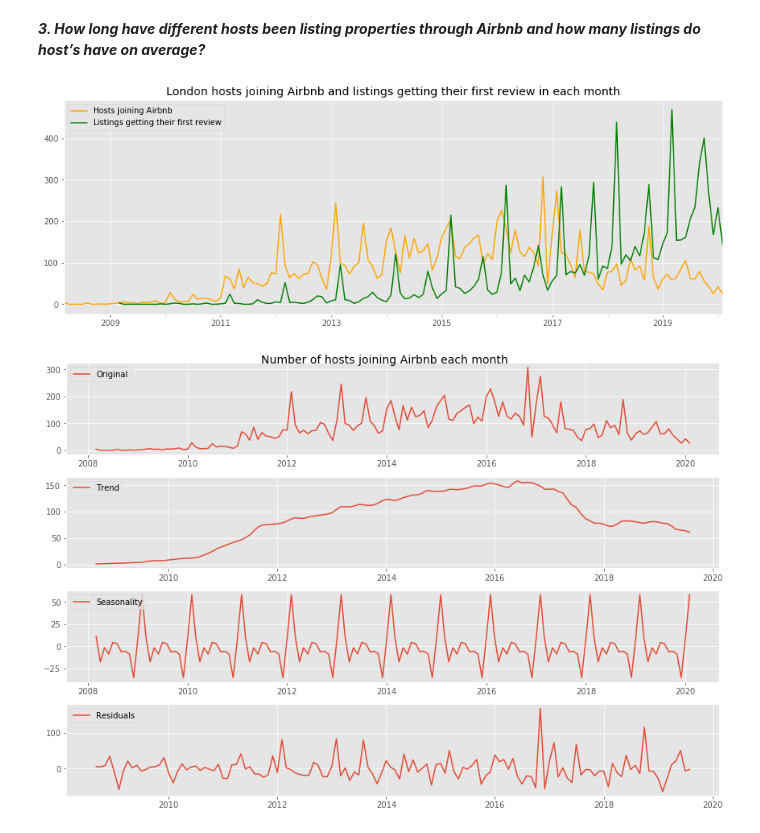
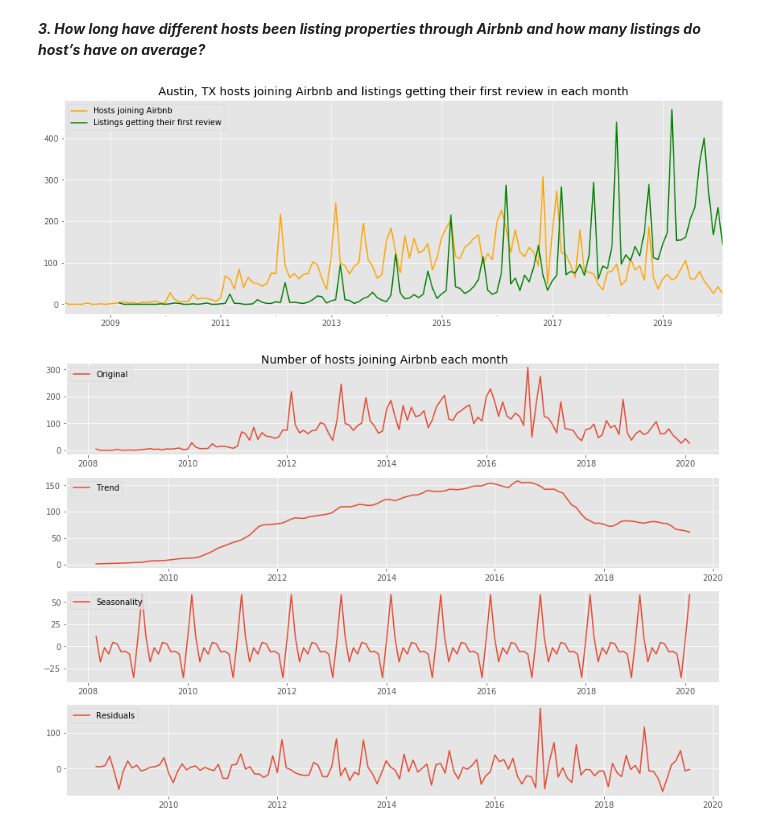
Before and after one commit to Z-Palamara/Capstone_1, a Jupyter notebook: Capstone 1 - EDA.ipynb, the cells around one changed output. Cells and saved outputs as stored; diff of their text form; code cells hidden in the pictures.

```diff
--- a/Capstone 1 - EDA.ipynb
+++ b/Capstone 1 - EDA.ipynb
@@ -120,15 +120,15 @@ df['days_since_first_review'] = (dt(2020, 2, 19) - df.first_review)
 # %%
 plt.figure(figsize=(15,5))
 df.set_index('host_since').resample('M').size().plot(label='Hosts joining Airbnb', color='orange')
 df.set_index('first_review').resample('M').size().plot(label='Listings getting their first review', color='green')
-plt.title('London hosts joining Airbnb and listings getting their first review in each month')
+plt.title('Austin, TX hosts joining Airbnb and listings getting their first review in each month')
 plt.legend()
 plt.xlim('2008-03-08', '2020-02-19')
 plt.xlabel('')
 plt.ylabel('')
 plt.show()
 # %% [output]
-[figure, old version]
+[figure, new version]
 # %%
 # Creating dataframes for time series analysis
 ts_host_since = pd.DataFrame(df.set_index('host_since').resample('MS').size())
```
